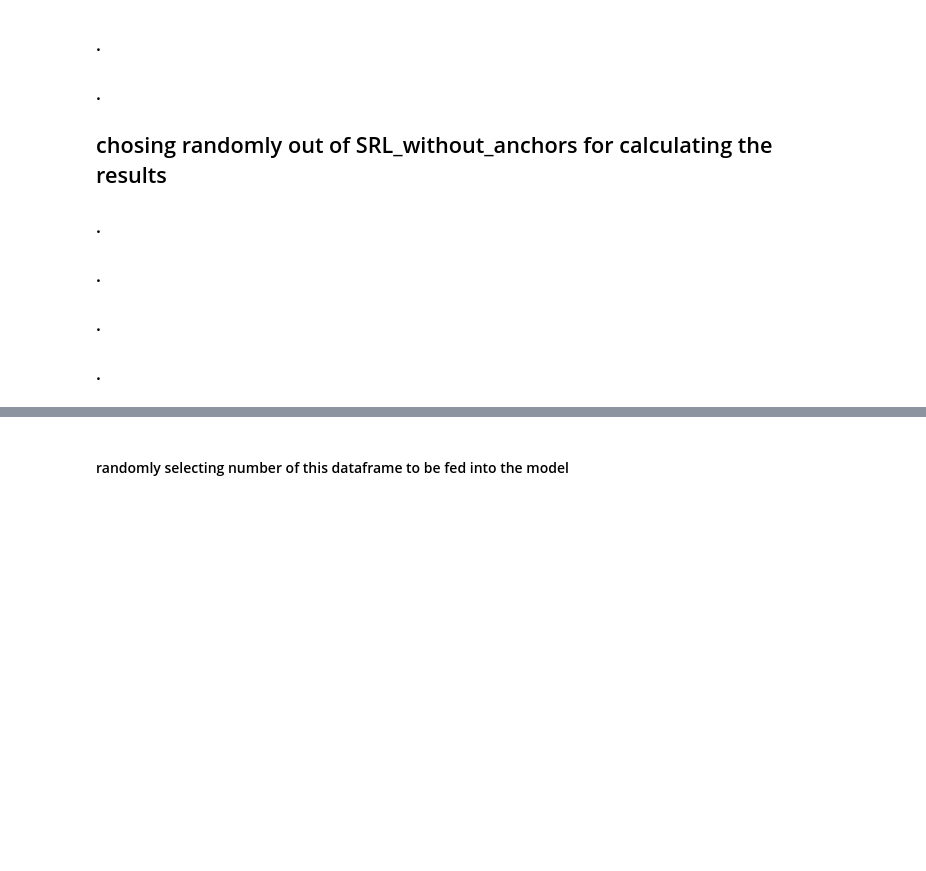
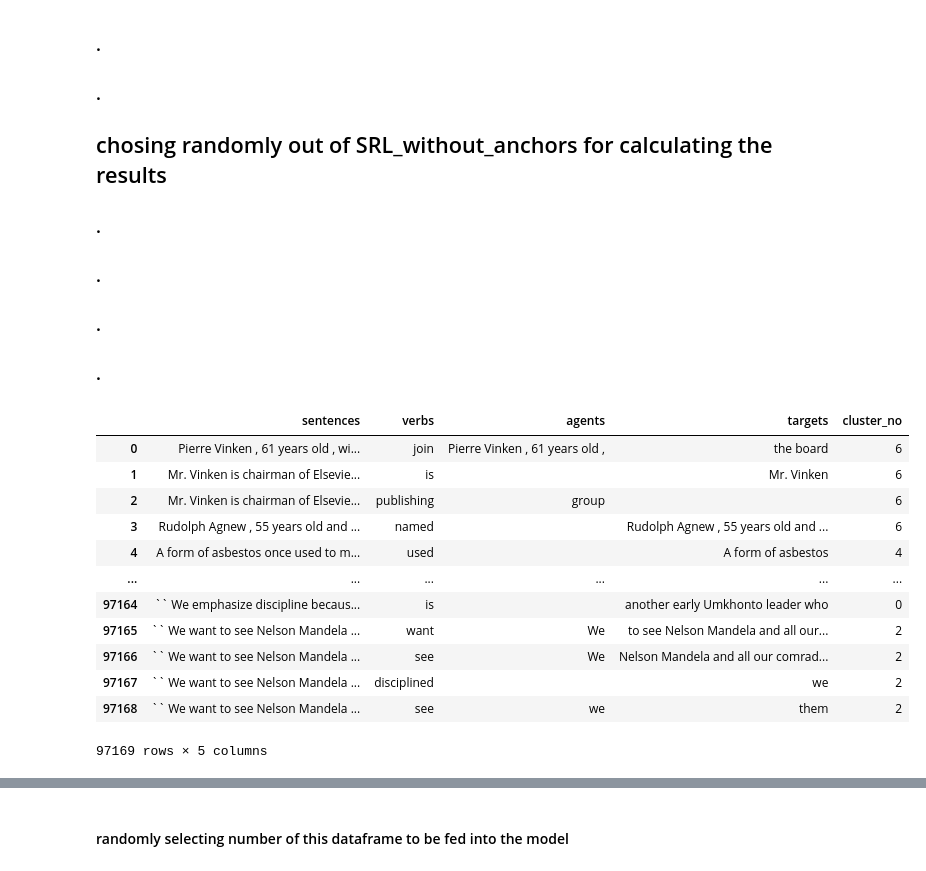
Before and after one commit to houman-nr/vigilant-umbrella, a Jupyter notebook: ORL_on_SRL_Multitask-Learning.ipynb, the cells around one changed output, grey strips where cells are left out. Saved outputs shown, nothing was run; the diff lists cells and outputs as text; code cells hidden in the pictures; blank space fills up the shorter version.

Commit message:
Multitask_Learning | fold[0,] | 4k Clustered SRL

```diff
--- a/ORL_on_SRL_Multitask-Learning.ipynb
+++ b/ORL_on_SRL_Multitask-Learning.ipynb
@@ -22,16 +38,10 @@ EPOCH = 32
 BATCH_SIZE = 64
 MAX_INPUT_LENGTH = 65
 MAX_LABEL_LENGTH = 8
-MODEL_LINK = "google/flan-t5-large"
+MODEL_LINK = "google/flan-t5-small"
 FOLD_NUMBER = 0
 SEED = 0
-srl_data_link = '/kaggle/input/srl-w-cluster-number103k/srl_orl-cluster_number.csv'
-lora_config = LoraConfig(
-    r=16,
-    task_type=TaskType.CAUSAL_LM,
-    lora_alpha=32,
-    lora_dropout=0.05
-)
+srl_data_link = '/kaggle/input/srl-w-cluster-number103k/Clustered Dataset.csv'
 # %%
 def set_seed():
     random.seed(SEED)
@@ -352,30 +400,44 @@ def train_data(data_loader, v_data_loader):
 # %%
 srl = pd.read_csv(srl_data_link)
 agents, targets, verbs, sentences, cluster_number = [], [], [], [], []
 for i in range(len(srl)):
 
     #single line of data is selected from df
     line = srl.iloc[i]
 
     #check for both ARGS,
     #if both are empty skips that line.
     #if either one of the args is filled-
     #-process continues.
     if line['ARG0'] or line['ARG1']:
         if line['ARG0']:
             agents.append(line['ARG0'])
         else:
             agents.append("")
         if line['ARG1']:
             targets.append(line['ARG1'])
         else:
             targets.append("")
-        sentences.append(line['Sentence'])
-        verbs.append(line['Predicate'])
+        sentences.append(line['SENTENCE'])
+        verbs.append(line['PREDICATES'])
         cluster_number.append(line['Cluster_Number'])
 
 srl_df = pd.DataFrame({'sentences': sentences, 'verbs': verbs, 'agents': agents, 'targets': targets, 'cluster_no':cluster_number}, dtype='object').fillna('')
 srl_df
+# %% [output]
+|  | sentences | verbs | agents | targets | cluster_no |
+| 0 | Pierre Vinken , 61 years old , wi... | join | Pierre Vinken , 61 years old , | the board | 6 |
+| 1 | Mr. Vinken is chairman of Elsevie... | is |  | Mr. Vinken | 6 |
+| 2 | Mr. Vinken is chairman of Elsevie... | publishing | group |  | 6 |
+| 3 | Rudolph Agnew , 55 years old and ... | named |  | Rudolph Agnew , 55 years old and ... | 6 |
+| 4 | A form of asbestos once used to m... | used |  | A form of asbestos | 4 |
+| ... | ... | ... | ... | ... | ... |
+| 97164 | `` We emphasize discipline becaus... | is |  | another early Umkhonto leader who | 0 |
+| 97165 | `` We want to see Nelson Mandela ... | want | We | to see Nelson Mandela and all our... | 2 |
+| 97166 | `` We want to see Nelson Mandela ... | see | We | Nelson Mandela and all our comrad... | 2 |
+| 97167 | `` We want to see Nelson Mandela ... | disciplined |  | we | 2 |
+| 97168 | `` We want to see Nelson Mandela ... | see | we | them | 2 |
+97169 rows × 5 columns
 # %%
 agent_prompts, agents, target_prompts, targets, cluster_no = [], [], [], [], []
 for i in range(len(srl_df)):
```
Also changed, not shown: parts of 15 cells of this notebook.
